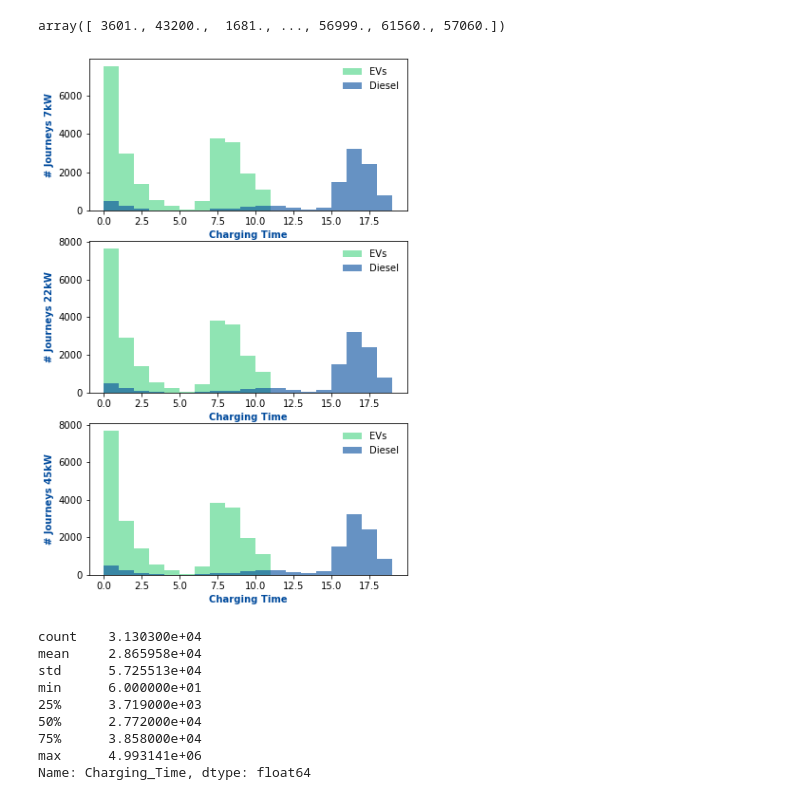
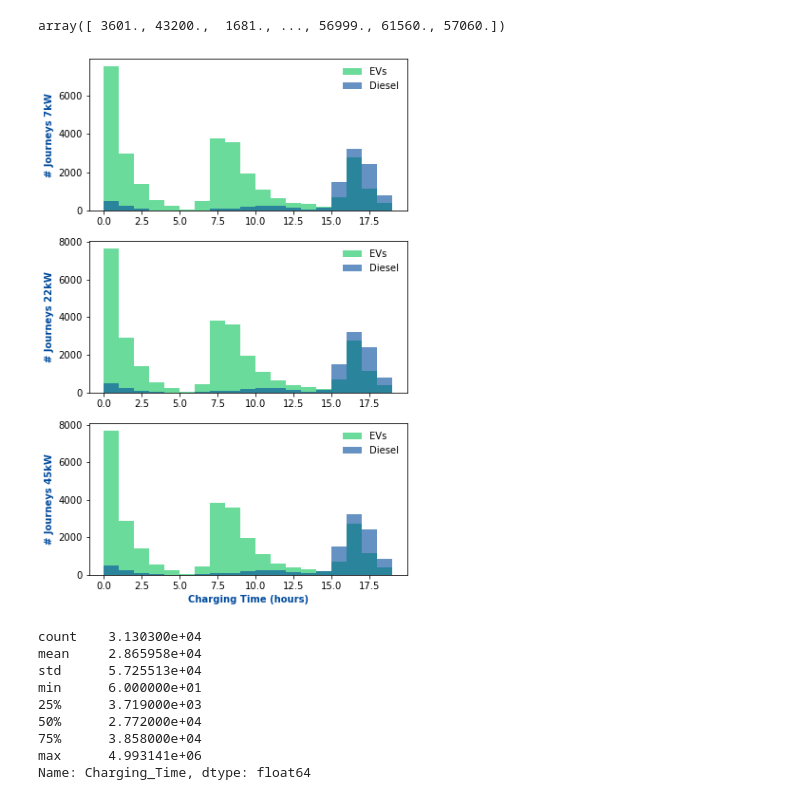
Before and after one commit to SGKFPS/smart_charger, a Jupyter notebook: Route_explore.ipynb, the cells around one changed output. Saved outputs shown, nothing was run; the diff lists cells and outputs as text; code cells hidden in the pictures.

```diff
--- a/Route_explore.ipynb
+++ b/Route_explore.ipynb
@@ -65,11 +82,11 @@ for c in chargers:
     desc['Charger'] = c
     desc['Vehicle_Type'] = 'all'
     describe_all.append(desc)
-    desc = journeys[c][journeys[c]['Vehicle_ID']==0].describe()
+    desc = journeys[c].loc[(slice(None),0,slice(None)),:].describe()
     desc['Charger'] = c
     desc['Vehicle_Type'] = 'd'
     describe_all.append(desc)
-    desc = journeys[c][journeys[c]['Diesel_ID']==0].describe()
+    desc = journeys[c].loc[(slice(None),slice(None),0),:].describe()
     desc['Charger'] = c
     desc['Vehicle_Type'] = 'ev'
     describe_all.append(desc)
@@ -80,24 +97,18 @@ desc_df = desc_df.set_index(['Charger','Vehicle_Type',desc_df.index])
 for c in chargers:
     desc_df.loc[(c,'all','max'),'Start_t'] = journeys[c]['Start_t'].max()
     desc_df.loc[(c,'all','max'),'End_t'] = journeys[c]['End_t'].max()
-    desc_df.loc[(c,'ev','max'),'Start_t'] = journeys[c][
-        journeys[c]['Diesel_ID']==0]['Start_t'].max()
-    desc_df.loc[(c,'ev','max'),'End_t'] = journeys[c][
-        journeys[c]['Diesel_ID']==0]['End_t'].max()
-    desc_df.loc[(c,'d','max'),'Start_t'] = journeys[c][
-        journeys[c]['Vehicle_ID']==0]['Start_t'].max()
-    desc_df.loc[(c,'d','max'),'End_t'] = journeys[c][
-        journeys[c]['Vehicle_ID']==0]['End_t'].max()
+    desc_df.loc[(c,'ev','max'),'Start_t'] = journeys[c].loc[(slice(None),slice(None),0),:]['Start_t'].max()
+    desc_df.loc[(c,'ev','max'),'End_t'] = journeys[c].loc[(slice(None),slice(None),0),:]['End_t'].max()
+    desc_df.loc[(c,'d','max'),'Start_t'] = journeys[c].loc[(slice(None),0,slice(None)),:]['Start_t'].max()
+    desc_df.loc[(c,'d','max'),'End_t'] = journeys[c].loc[(slice(None),0,slice(None)),:]['End_t'].max()
     desc_df.loc[(c,'all','min'),'Start_t'] = journeys[c]['Start_t'].min()
     desc_df.loc[(c,'all','min'),'End_t'] = journeys[c]['End_t'].min()
-    desc_df.loc[(c,'ev','min'),'Start_t'] = journeys[c][
-        journeys[c]['Diesel_ID']==0]['Start_t'].min()
-    desc_df.loc[(c,'ev','min'),'End_t'] = journeys[c][
-        journeys[c]['Diesel_ID']==0]['End_t'].min()
-    desc_df.loc[(c,'d','min'),'Start_t'] = journeys[c][
-        journeys[c]['Vehicle_ID']==0]['Start_t'].min()
-    desc_df.loc[(c,'d','min'),'End_t'] = journeys[c][
-        journeys[c]['Vehicle_ID']==0]['End_t'].min()
+    desc_df.loc[(c,'ev','min'),'Start_t'] = journeys[c].loc[(slice(None),slice(None),0),:]['Start_t'].min()
+    desc_df.loc[(c,'ev','min'),'End_t'] = journeys[c].loc[(slice(None),slice(None),0),:]['End_t'].min()
+    desc_df.loc[(c,'d','min'),'Start_t'] = journeys[c].loc[(slice(None),0,slice(None)),:]['Start_t'].min()
+    desc_df.loc[(c,'d','min'),'End_t'] = journeys[c].loc[(slice(None),0,slice(None)),:]['End_t'].min()
+
+desc_df.to_csv('Outputs/Journey_stats/desc.csv')
 # %%
 max_time = dt.datetime(2019,1,2,0,0,0)
 min_time = dt.datetime(2019,1,1,4,30,0)
@@ -242,37 +253,37 @@ color = {
     22: gv.FPS_BLUE,
     45: gv.FPS_GREEN
  }
 
 fig, ax = plt.subplots(
     3,
     figsize=(6,10))
 for i in range(3):
     c=chargers[i]
     ev_journeys = new_journeys[c].loc[(slice(None),0,slice(None)),'Charging_Time'].reset_index(drop=True).dt.total_seconds()
     d_journeys = new_journeys[c].loc[(0,slice(None),slice(None)),'Charging_Time'].reset_index(drop=True).dt.total_seconds()
 
     ax[i].hist(
         ev_journeys.values/3600,
         color=gv.FPS_GREEN,
-        bins=[i for i in range(12)],
-        alpha=0.6,
+        bins=[i for i in range(20)],
+        alpha=0.8,
         label='EVs')
 
     ax[i].hist(
         d_journeys.values/3600,
         color=gv.FPS_BLUE,
         bins=[i for i in range(20)],
         alpha=0.6,
         label='Diesel')
 
     ax[i].legend(frameon=False)
-    ax[i].set_xlabel('Charging Time', color=gv.FPS_BLUE, fontweight='bold')
     ax[i].set_ylabel('# Journeys {}kW'.format(c), color=gv.FPS_BLUE, fontweight='bold')
+ax[2].set_xlabel('Charging Time (hours)', color=gv.FPS_BLUE, fontweight='bold')
 plt.show()
 fig.savefig('Outputs/Journey_stats/charging_time_hist.svg',
             bbox_inches = "tight")
 # %% [output]
-[figure, old version]
+[figure, new version]
 # %%
 new_journeys[c].loc[(slice(None),0,slice(None)),'Charging_Time'].dt.total_seconds().describe()
 # %% [output]
```
Also changed, not shown: parts of 1 cell of this notebook, 2 other files.
